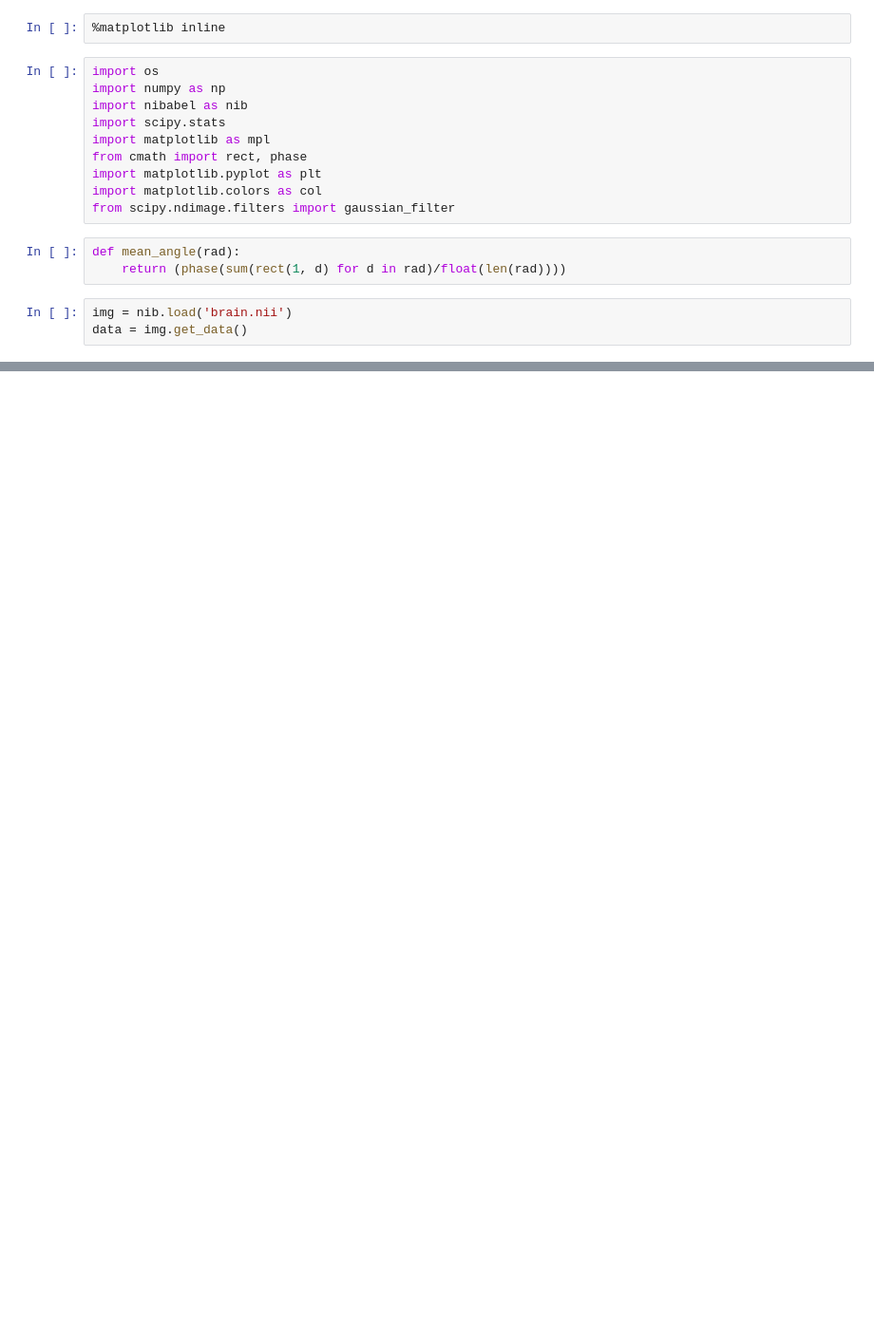
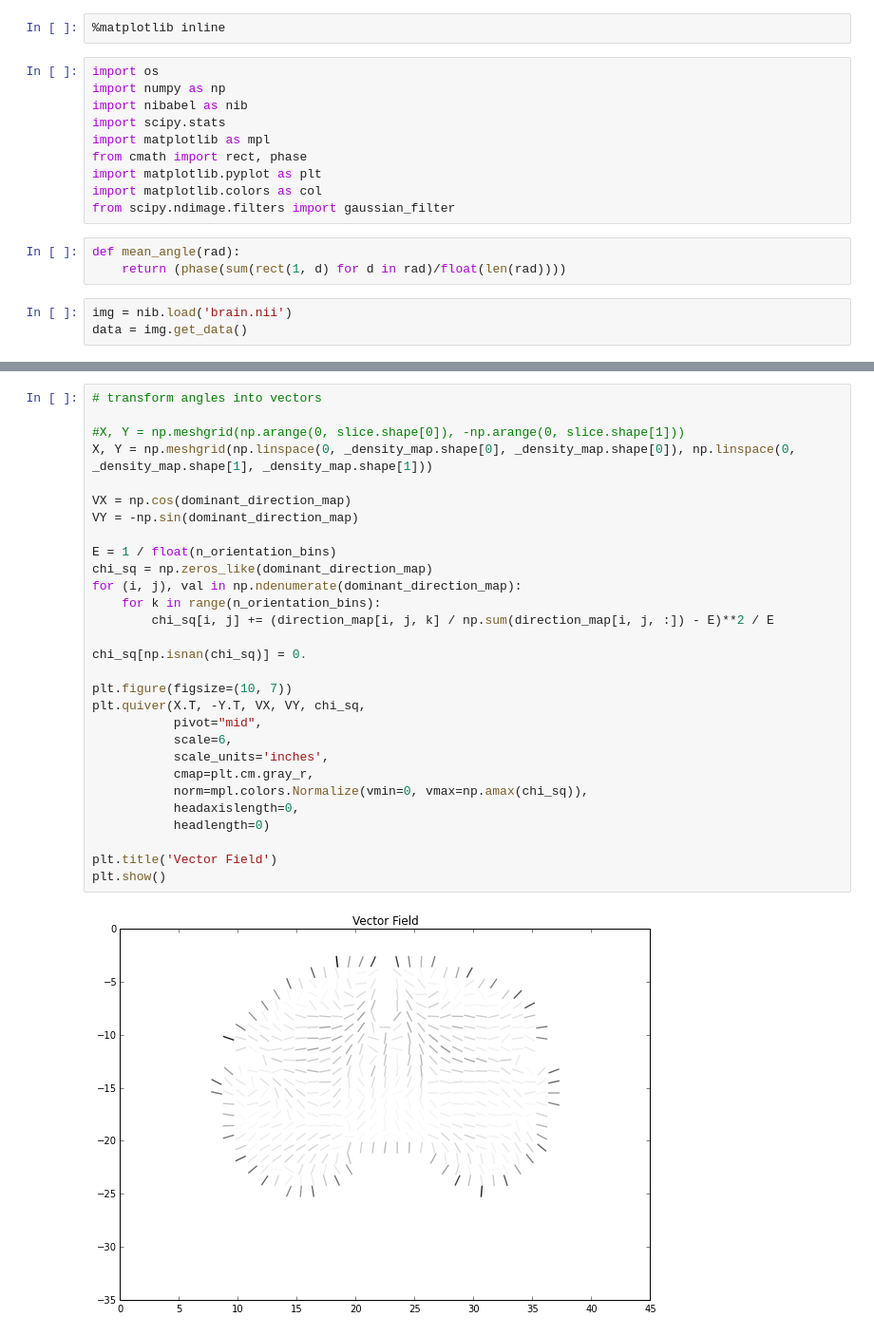
Before and after one commit to aniv0s/FakeTensorImaging, a Jupyter notebook: particle-fixed-stepsize-angle-bins.ipynb, the cells around one changed output, grey strips where cells are left out. Shown at 95% size. Saved outputs shown, nothing was run; the diff lists cells and outputs as text; blank space fills up the shorter version.

```diff
--- a/particle-fixed-stepsize-angle-bins.ipynb
+++ b/particle-fixed-stepsize-angle-bins.ipynb
@@ -238,0 +267,31 @@ plt.quiver(X.T, Y.T, grad[0], grad[1])
+# %%
+# transform angles into vectors
+
+#X, Y = np.meshgrid(np.arange(0, slice.shape[0]), -np.arange(0, slice.shape[1]))
+X, Y = np.meshgrid(np.linspace(0, _density_map.shape[0], _density_map.shape[0]), np.linspace(0, _density_map.shape[1], _density_map.shape[1]))
+
+VX = np.cos(dominant_direction_map)
+VY = -np.sin(dominant_direction_map)
+
+E = 1 / float(n_orientation_bins)
+chi_sq = np.zeros_like(dominant_direction_map)
+for (i, j), val in np.ndenumerate(dominant_direction_map):
+    for k in range(n_orientation_bins):
+        chi_sq[i, j] += (direction_map[i, j, k] / np.sum(direction_map[i, j, :]) - E)**2 / E
+
+chi_sq[np.isnan(chi_sq)] = 0.
+
+plt.figure(figsize=(10, 7))
+plt.quiver(X.T, -Y.T, VX, VY, chi_sq,
+           pivot="mid",
+           scale=6,
+           scale_units='inches',
+           cmap=plt.cm.gray_r,
+           norm=mpl.colors.Normalize(vmin=0, vmax=np.amax(chi_sq)),
+           headaxislength=0,
+           headlength=0)
+
+plt.title('Vector Field')
+plt.show()
+# %% [output]
+[figure, added]
```
Also changed, not shown: parts of 6 cells of this notebook.
